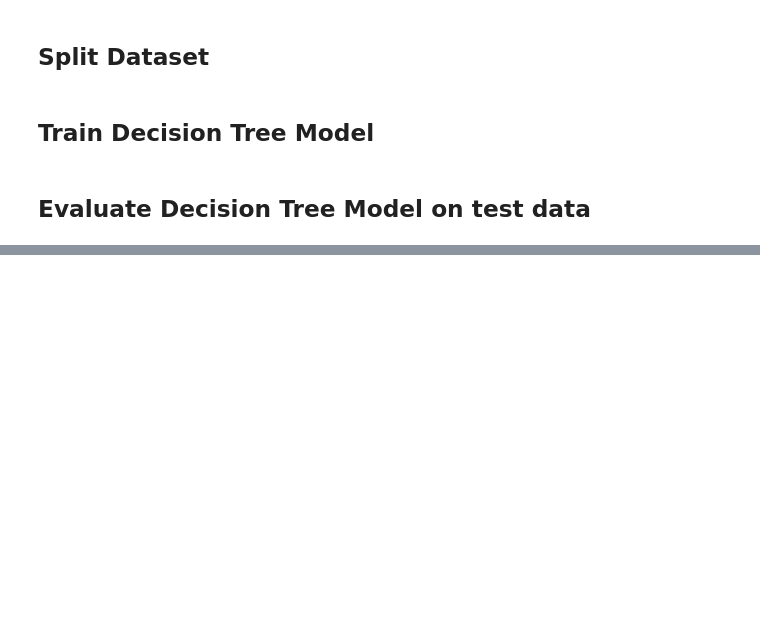
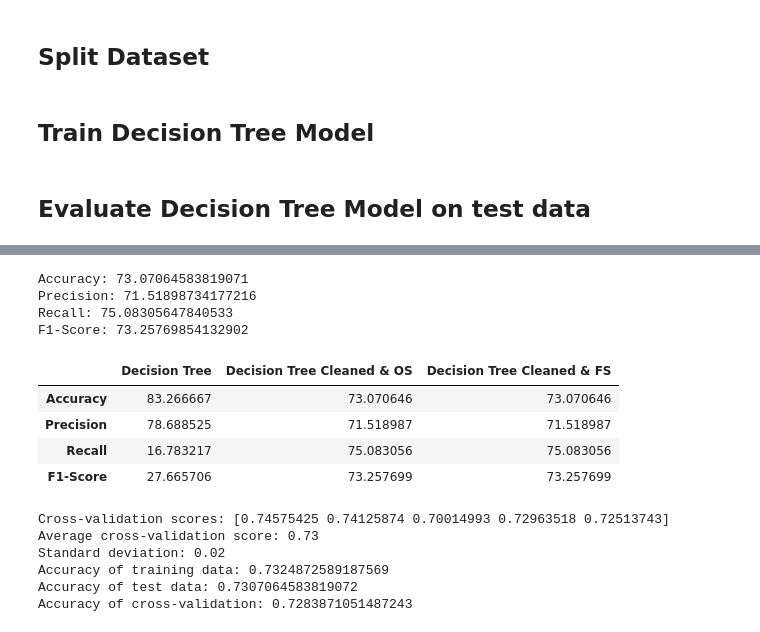
Before and after one commit to Ph1lippK/VAWI, a Jupyter notebook: Assignment_01_2270603.ipynb, the cells around one changed output, grey strips where cells are left out. Saved outputs shown, nothing was run; the diff lists cells and outputs as text; code cells hidden in the pictures; blank space fills up the shorter version.

Commit message:
did data cleaning, feature selection and hyperparameter tuning

```diff
--- a/Assignment_01_2270603.ipynb
+++ b/Assignment_01_2270603.ipynb
@@ -1051,7 +1067,9 @@ fintech_cleaned.head()
 # %%
 #Spliting dataset in two parts: feature set and target label
 # in this feature set I use all of the features
-feature_set = ['CCreditScore', 'CGeography_France', 'CGeography_Germany','CGeography_Spain', 'CAge','CTenure','CBalance','CNumOfProducts','CHasCrCard','CIsActiveMember','CEstimatedSalary']
+fintech_cleaned = fintech_outlinersv2
+
+feature_set = ['CCreditScore', 'CGeography_France', 'CGeography_Germany','CGeography_Spain', 'CAge','CTenure','CBalance','CNumOfProducts','CHasCrCard','CIsActiveMember','CEstimatedSalary',"CGender_Female", "CGender_Male"]
 X = fintech_cleaned[feature_set]
 y = fintech_cleaned.label
 ## the feature set below was a test to see what happens if a different feature set is used
@@ -1491,0 +1273,21 @@ compare_results_adv
+# %%
+# Split Dataset
+
+# Partition data into training and testing set
+X_train_FS, X_test_FS, y_train_FS, y_test_FS = train_test_split(X_oversampled, y_oversampled, test_size=0.3, random_state=42)
+
+# Train Decision Tree Model
+
+# Create a Decision Tree classifier object
+clf_tree_FS = DecisionTreeClassifier(random_state=42, min_samples_leaf=0.04)
+
+# Train the model using training dataset
+clf_tree_FS = clf_tree_FS.fit(X_train_FS, y_train_FS)
+
+# Evaluate on Test data
+# Predict the response for test dataset
+y_pred_test_FS = clf_tree_FS.predict(X_test_FS)
+
+
+# Plot Confusion matrix
+plot_confusion_matrix(clf_tree_FS, X_test_FS, y_test_FS, values_format='d')
@@ -1491,0 +1297,55 @@ compare_results_adv
+# %%
+# Calculate metrics
+# Calculate model accuracy
+print("Accuracy:", accuracy_score(y_test_FS, y_pred_test_FS)*100)
+# Calculate model precision
+print("Precision:", precision_score(y_test_FS, y_pred_test_FS)*100)
+# Calculate model recall
+print("Recall:", recall_score(y_test_FS, y_pred_test_FS)*100)
+# Calculate model f1 score
+print("F1-Score:", f1_score(y_test_FS, y_pred_test_FS)*100)
+# %% [output]
+Accuracy: 73.07064583819071
+Precision: 71.51898734177216
+Recall: 75.08305647840533
+F1-Score: 73.25769854132902
+# %%
+# Create dataframe to compare results
+# Creating the first Dataframe using dictionary
+compare_results_adv = pd.DataFrame(
+    {
+        "Decision Tree": [accuracy_score(y_test, y_pred_test)*100, precision_score(y_test, y_pred_test)*100, recall_score(y_test, y_pred_test)*100, f1_score(y_test, y_pred_test)*100],
+         "Decision Tree Cleaned & OS":[accuracy_score(y_test_OS, y_pred_test_OS)*100, precision_score(y_test_OS, y_pred_test_OS)*100,recall_score(y_test_OS, y_pred_test_OS)*100,f1_score(y_test_OS, y_pred_test_OS)*100],
+        "Decision Tree Cleaned & FS": [accuracy_score(y_test_FS, y_pred_test_FS)*100, precision_score(y_test_FS, y_pred_test_FS)*100, recall_score(y_test_FS, y_pred_test_FS)*100, f1_score(y_test_FS, y_pred_test_FS)*100]
+    }
+)
+
+compare_results_adv.index = ['Accuracy', 'Precision', 'Recall', 'F1-Score']
+compare_results_adv
+# %% [output]
+|  | Decision Tree | Decision Tree Cleaned & OS | Decision Tree Cleaned & FS |
+| Accuracy | 83.266667 | 73.070646 | 73.070646 |
+| Precision | 78.688525 | 71.518987 | 71.518987 |
+| Recall | 16.783217 | 75.083056 | 75.083056 |
+| F1-Score | 27.665706 | 73.257699 | 73.257699 |
+# %%
+# Cross validation
+
+scores = cross_val_score(clf_tree_FS, X_train_FS, y_train_FS, scoring='accuracy')
+print("Cross-validation scores: {}".format(scores))
+print("Average cross-validation score: {:.2f}".format(scores.mean()))
+print("Standard deviation: {:.2f}".format(scores.std()))
+
+# accuracy scores
+y_pred_train_FS = clf_tree_FS.predict(X_train_FS)
+
+print("Accuracy of training data:", accuracy_score(y_train_FS, y_pred_train_FS))
+print("Accuracy of test data:", accuracy_score(y_test_FS, y_pred_test_FS))
+print("Accuracy of cross-validation:", cross_val_score(clf_tree_FS, X_train_FS, y_train_FS, scoring='accuracy').mean())
+# %% [output]
+Cross-validation scores: [0.74575425 0.74125874 0.70014993 0.72963518 0.72513743]
+Average cross-validation score: 0.73
+Standard deviation: 0.02
+Accuracy of training data: 0.7324872589187569
+Accuracy of test data: 0.7307064583819072
+Accuracy of cross-validation: 0.7283871051487243
```
Also changed, not shown: parts of 76 cells of this notebook, 2 other files.
